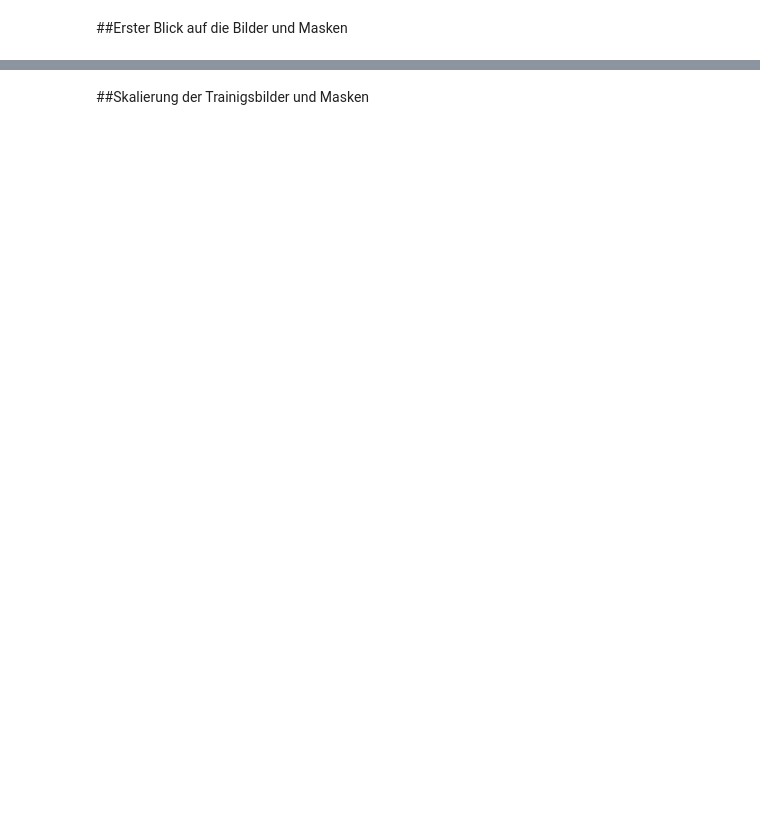
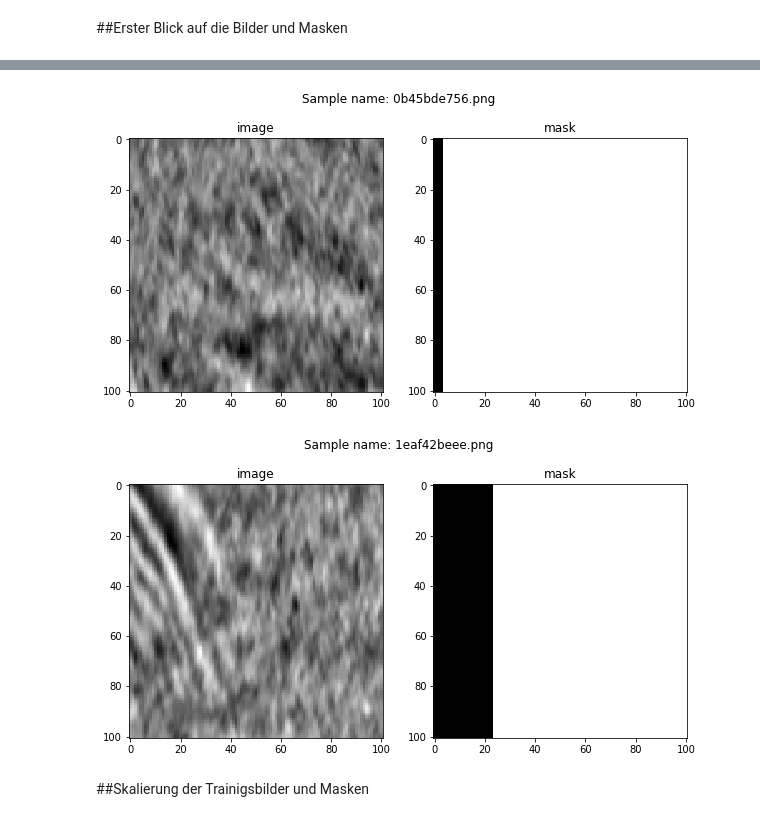
Before and after one commit to pwolscho/unet, a Jupyter notebook: u_net_final.ipynb, the cells around one changed output, grey strips where cells are left out. Saved outputs shown, nothing was run; the diff lists cells and outputs as text; code cells hidden in the pictures; blank space fills up the shorter version.

```diff
--- a/u_net_final.ipynb
+++ b/u_net_final.ipynb
@@ -151,2 +162,22 @@ root_train_path = '/content/salt_data/train'
+# %%
+# plot_random_samples arguments
+# root_path           root path containing train and mask folder
+# sample_name         name of the sample file (e.g. "1234.png")
+
+def plot_sample(root_path, sample_name):
+    # loads images and masks into PIL format
+    image = np.array(imageio.imread(root_path + '/images/' + sample_name), dtype=np.uint8)
+    mask = np.array(imageio.imread(root_path + '/masks/' + sample_name), dtype=np.uint8)
+
+    fig, ax = plt.subplots(1, 2, figsize=(10, 5))
+    fig.suptitle("\n".join(["Sample name: % s" %(sample_name)]))
+
+    # input
+    ax[0].imshow(image, cmap='gray')
+    ax[0].set_title('image')
+
+    # ground truth
+    ax[1].imshow(mask, cmap='gray')
+    ax[1].set_title('mask')
 # %% [markdown]
 ##Erster Blick auf die Bilder und Masken
@@ -153,3 +224,10 @@ root_train_path = '/content/salt_data/train'
+# %%
+# plot incorrect labeled samples
+plot_sample(root_train_path, "0b45bde756.png")
+plot_sample(root_train_path, "1eaf42beee.png")
+# %% [output]
+[figure, added]
+[figure, added]
 # %% [markdown]
 ##Skalierung der Trainigsbilder und Masken
 # %%
```
Also changed, not shown: parts of 91 cells of this notebook.
